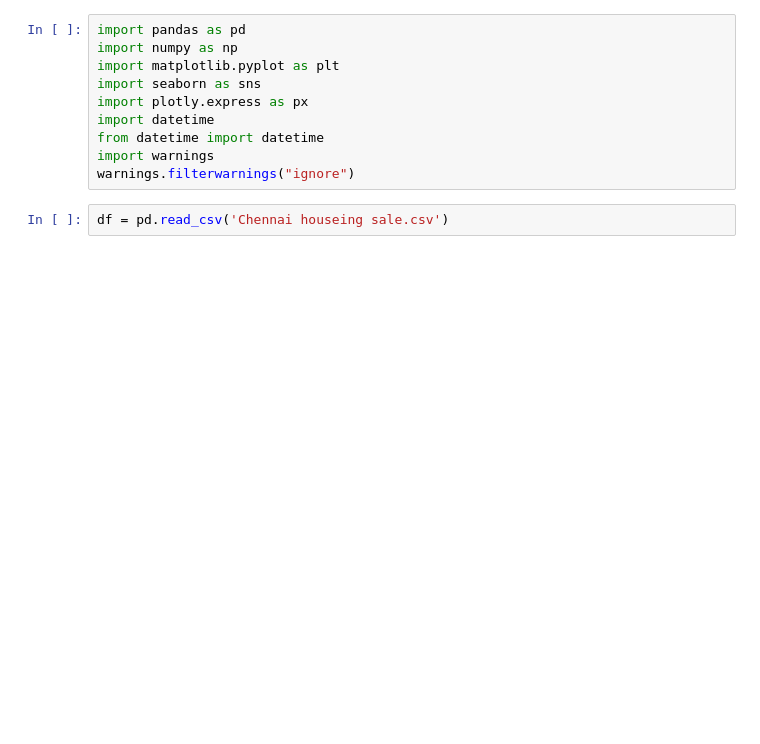
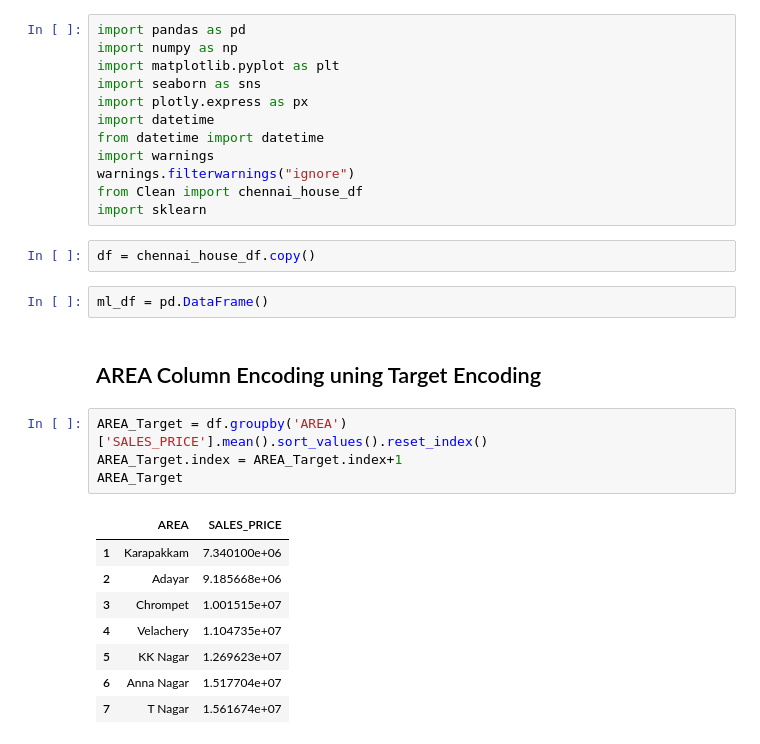
Before and after one commit to arun8nov/Chennai_House_Price_predict, a Jupyter notebook: mlprep.ipynb, the cells around one changed output. Saved outputs shown, nothing was run; the diff lists cells and outputs as text; blank space fills up the shorter version.

```diff
--- a/mlprep.ipynb
+++ b/mlprep.ipynb
@@ -8,5 +8,24 @@ import datetime
 from datetime import datetime
 import warnings
 warnings.filterwarnings("ignore")
+from Clean import chennai_house_df
+import sklearn
 # %%
-df = pd.read_csv('Chennai houseing sale.csv')
+df = chennai_house_df.copy()
+# %%
+ml_df = pd.DataFrame()
+# %% [markdown]
+## AREA Column Encoding uning Target Encoding
+# %%
+AREA_Target = df.groupby('AREA')['SALES_PRICE'].mean().sort_values().reset_index()
+AREA_Target.index = AREA_Target.index+1
+AREA_Target
+# %% [output]
+|  | AREA | SALES_PRICE |
+| 1 | Karapakkam | 7.340100e+06 |
+| 2 | Adayar | 9.185668e+06 |
+| 3 | Chrompet | 1.001515e+07 |
+| 4 | Velachery | 1.104735e+07 |
+| 5 | KK Nagar | 1.269623e+07 |
+| 6 | Anna Nagar | 1.517704e+07 |
+| 7 | T Nagar | 1.561674e+07 |
```
Also changed, not shown: parts of 30 cells of this notebook, 2 other files.
